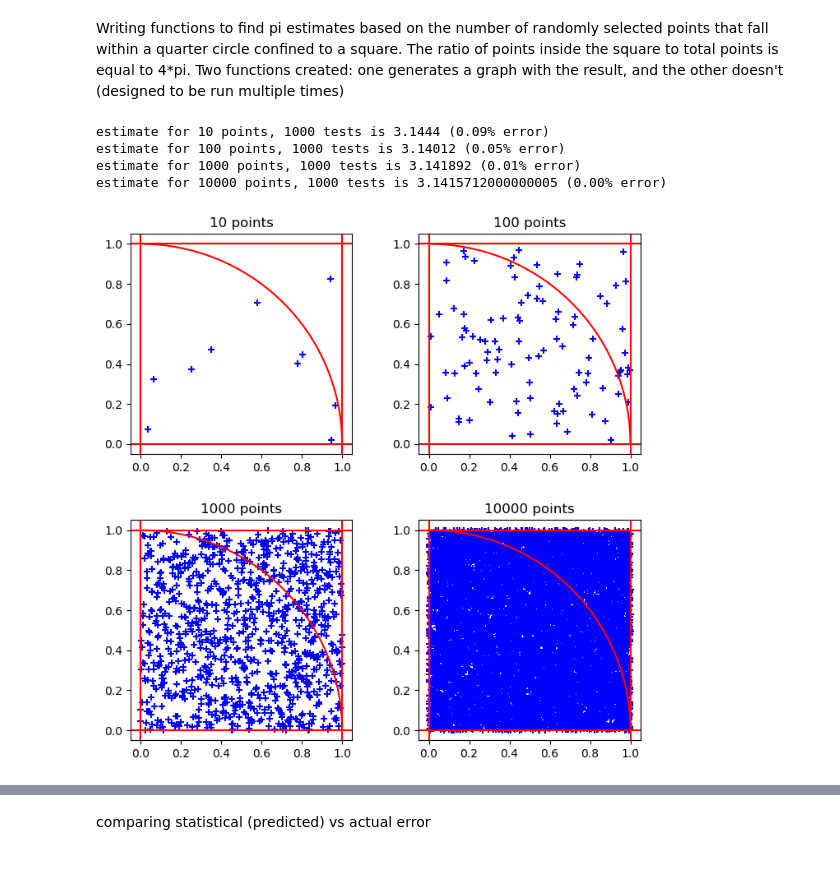
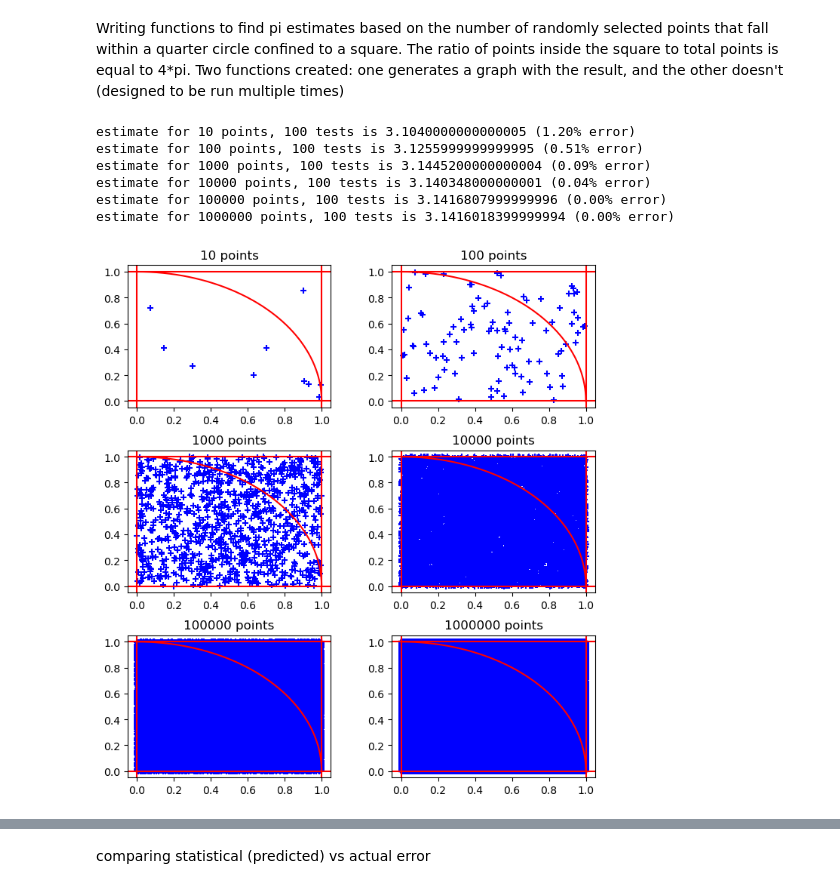
Before and after one commit to ellabeck03/finding-pi-monte-carlo, a Jupyter notebook: finding_pi.ipynb, the cells around one changed output, grey strips where cells are left out. Saved outputs shown, nothing was run; the diff lists cells and outputs as text; code cells hidden in the pictures.

Commit message:
error analysis completed

```diff
--- a/finding_pi.ipynb
+++ b/finding_pi.ipynb
@@ -12,7 +13,7 @@ import pytest
 # %%
 radius = 1
-points = [10, 100, 1000, 10000]
-number_of_tests = 1000
+points = [10, 100, 1000, 10000, 100000, 1000000]
+number_of_tests = 100
 # %% [markdown]
 Writing functions to find pi estimates based on the number of randomly selected points that fall within a quarter circle confined to a square. The ratio of points inside the square to total points is equal to 4*pi. Two functions created: one generates a graph with the result, and the other doesn't (designed to be run multiple times)
 # %%
@@ -69,7 +70,7 @@ def find_pi_estimate(x_coords, y_coords, num_points):
             inside_count += 1
 
     pi_estimate = 4 * (inside_count / (inside_count + outside_count))
-    error = abs((np.pi - pi_estimate) / np.pi)
+    error = abs((np.pi - pi_estimate) / np.pi) * 100
 
     return pi_estimate, error
 
@@ -114,42 +115,44 @@ def multiple_estimates(num_points, radius_in):
     return mean
 # %%
 %%time
-fig = plt.figure(figsize = [8,8])
-subplot_grid = gridspec.GridSpec(2,2, wspace = 0.3, hspace = 0.3)
+fig = plt.figure(figsize = [8,12])
+subplot_grid = gridspec.GridSpec(4,2, wspace = 0.3, hspace = 0.3)
 
 
 x_points = []
 y_points = []
 estimates = []
 results = []
 errors = []
 
 circle_x, circle_y = find_circle_coords(radius)
 
 for i in range(len(points)):
     x, y = generate_2d_points(points[i])
     x_points.append(x)
     y_points.append(y)
 
     estimate, error = find_pi_estimate(x, y, points[i])
     estimates.append(estimate)
     errors.append(error)
     #print(estimate)
 
     subplot = fig.add_subplot(subplot_grid[i])
     plotting(subplot, x, y, circle_x, circle_y)
     subplot.set_title("{0} points".format(points[i]))
 
     result = multiple_estimates(points[i], radius)
     results.append(result)
 
     percentage_error = abs((np.pi - result) / np.pi) * 100
     print("estimate for {0} points, {1} tests is {2} ({3:.2f}% error)".format(points[i], number_of_tests, result, percentage_error))
 
 plt.show()
 # %% [output]
-estimate for 10 points, 1000 tests is 3.1444 (0.09% error)
-estimate for 100 points, 1000 tests is 3.14012 (0.05% error)
-estimate for 1000 points, 1000 tests is 3.141892 (0.01% error)
-estimate for 10000 points, 1000 tests is 3.1415712000000005 (0.00% error)
+estimate for 10 points, 100 tests is 3.1040000000000005 (1.20% error)
+estimate for 100 points, 100 tests is 3.1255999999999995 (0.51% error)
+estimate for 1000 points, 100 tests is 3.1445200000000004 (0.09% error)
+estimate for 10000 points, 100 tests is 3.140348000000001 (0.04% error)
+estimate for 100000 points, 100 tests is 3.1416807999999996 (0.00% error)
+estimate for 1000000 points, 100 tests is 3.1416018399999994 (0.00% error)
-[figure, old version]
+[figure, new version]
```
Also changed, not shown: parts of 4 cells of this notebook.
